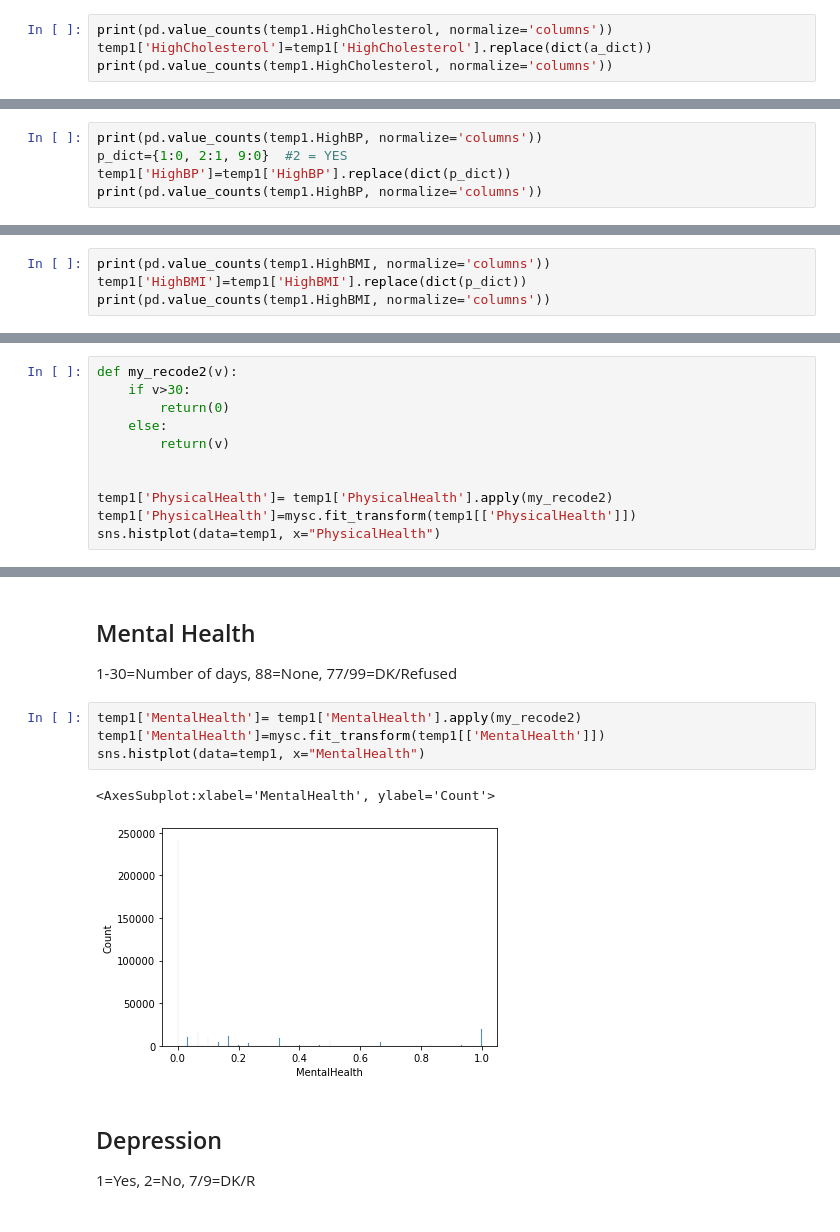
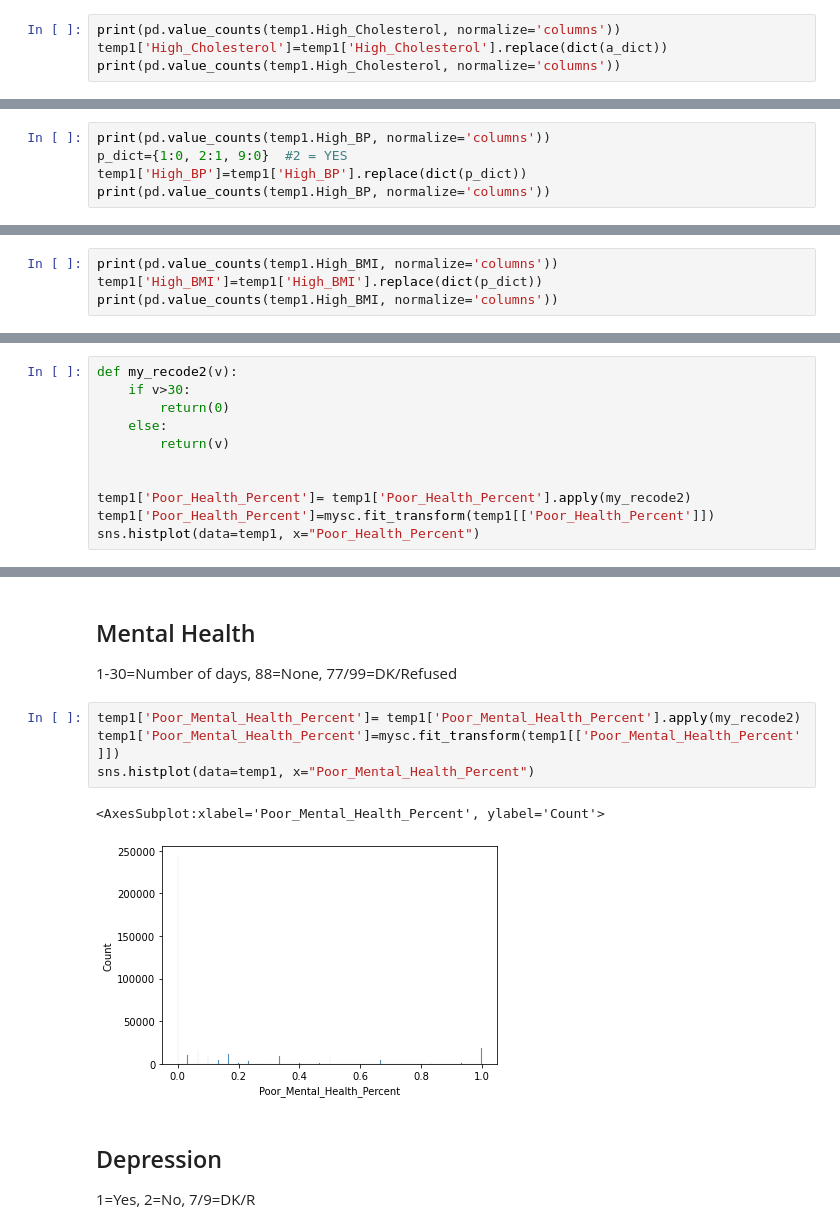
Before and after one commit to dustoff06/MI, a Jupyter notebook: MI Final 9 1 2021.ipynb, the cells around one changed output, grey strips where cells are left out. Saved outputs shown, nothing was run; the diff lists cells and outputs as text.

```diff
--- a/MI Final 9 1 2021.ipynb
+++ b/MI Final 9 1 2021.ipynb
@@ -800,9 +793,9 @@ pd.crosstab(temp1.HighCholesterol,temp1.MI, normalize='index')
 | 7.0 | 0.901498 | 0.098502 |
 | 9.0 | 0.960526 | 0.039474 |
 # %%
-print(pd.value_counts(temp1.HighCholesterol, normalize='columns'))
-temp1['HighCholesterol']=temp1['HighCholesterol'].replace(dict(a_dict))
-print(pd.value_counts(temp1.HighCholesterol, normalize='columns'))
+print(pd.value_counts(temp1.High_Cholesterol, normalize='columns'))
+temp1['High_Cholesterol']=temp1['High_Cholesterol'].replace(dict(a_dict))
+print(pd.value_counts(temp1.High_Cholesterol, normalize='columns'))
 # %% [output]
 2.0    0.590822
 1.0    0.397768
@@ -817,10 +810,10 @@ Name: HighCholesterol, dtype: float64
 
 1=No, 2=Yes, 9=DK/Not Sure/Refused/Missing
 # %%
-print(pd.value_counts(temp1.HighBP, normalize='columns'))
+print(pd.value_counts(temp1.High_BP, normalize='columns'))
 p_dict={1:0, 2:1, 9:0}  #2 = YES
-temp1['HighBP']=temp1['HighBP'].replace(dict(p_dict))
-print(pd.value_counts(temp1.HighBP, normalize='columns'))
+temp1['High_BP']=temp1['High_BP'].replace(dict(p_dict))
+print(pd.value_counts(temp1.High_BP, normalize='columns'))
 # %% [output]
 1.0    0.532789
 2.0    0.463400
@@ -834,9 +827,9 @@ Name: HighBP, dtype: float64
 
 1=No, 2=Yes, 9=DK/R/M
 # %%
-print(pd.value_counts(temp1.HighBMI, normalize='columns'))
-temp1['HighBMI']=temp1['HighBMI'].replace(dict(p_dict))
-print(pd.value_counts(temp1.HighBMI, normalize='columns'))
+print(pd.value_counts(temp1.High_BMI, normalize='columns'))
+temp1['High_BMI']=temp1['High_BMI'].replace(dict(p_dict))
+print(pd.value_counts(temp1.High_BMI, normalize='columns'))
 # %% [output]
 2.0    0.642962
 1.0    0.273309
@@ -884,7 +877,7 @@ def my_recode2(v):
         return(v)
 
 
-temp1['PhysicalHealth']= temp1['PhysicalHealth'].apply(my_recode2)
-temp1['PhysicalHealth']=mysc.fit_transform(temp1[['PhysicalHealth']])
-sns.histplot(data=temp1, x="PhysicalHealth")
+temp1['Poor_Health_Percent']= temp1['Poor_Health_Percent'].apply(my_recode2)
+temp1['Poor_Health_Percent']=mysc.fit_transform(temp1[['Poor_Health_Percent']])
+sns.histplot(data=temp1, x="Poor_Health_Percent")
 # %% [output]
@@ -895,12 +888,12 @@ sns.histplot(data=temp1, x="PhysicalHealth")
 
 1-30=Number of days, 88=None, 77/99=DK/Refused
 # %%
-temp1['MentalHealth']= temp1['MentalHealth'].apply(my_recode2)
-temp1['MentalHealth']=mysc.fit_transform(temp1[['MentalHealth']])
-sns.histplot(data=temp1, x="MentalHealth")
+temp1['Poor_Mental_Health_Percent']= temp1['Poor_Mental_Health_Percent'].apply(my_recode2)
+temp1['Poor_Mental_Health_Percent']=mysc.fit_transform(temp1[['Poor_Mental_Health_Percent']])
+sns.histplot(data=temp1, x="Poor_Mental_Health_Percent")
 # %% [output]
-<AxesSubplot:xlabel='MentalHealth', ylabel='Count'>
+<AxesSubplot:xlabel='Poor_Mental_Health_Percent', ylabel='Count'>
-[figure, old version]
+[figure, new version]
 # %% [markdown]
 ## Depression
 
```
Also changed, not shown: parts of 56 cells of this notebook.
